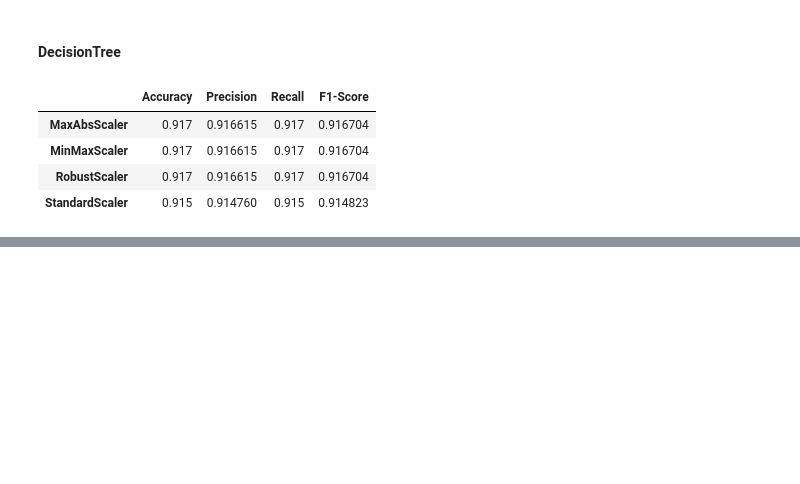
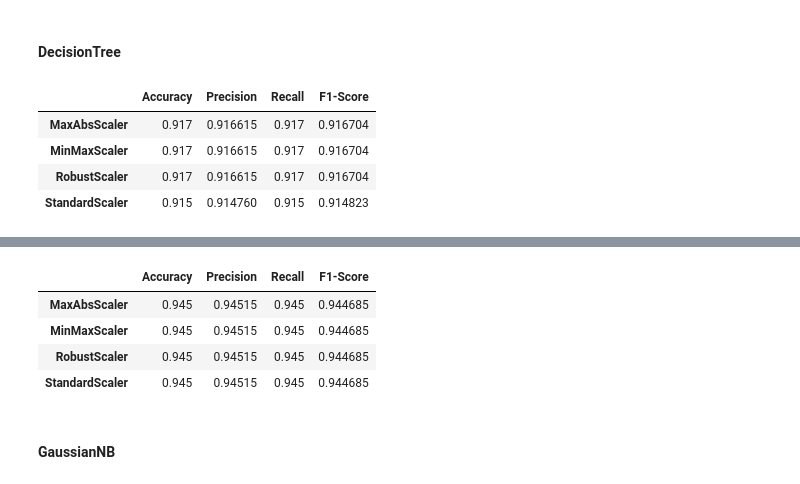
Before and after one commit to CaioViegas/projeto_qualidade_ar, a Jupyter notebook: Notebooks/analise_modelos.ipynb, the cells around one changed output, grey strips where cells are left out. Saved outputs shown, nothing was run; the diff lists cells and outputs as text; code cells hidden in the pictures; blank space fills up the shorter version.

```diff
--- a/Notebooks/analise_modelos.ipynb
+++ b/Notebooks/analise_modelos.ipynb
@@ -92,0 +107,12 @@ apresentar_resultados(decision_tree)
+# %%
+grandient_boosting = GradientBoostingClassifier(random_state=101)
+# %%
+apresentar_resultados(grandient_boosting)
+# %% [output]
+|  | Accuracy | Precision | Recall | F1-Score |
+| MaxAbsScaler | 0.945 | 0.94515 | 0.945 | 0.944685 |
+| MinMaxScaler | 0.945 | 0.94515 | 0.945 | 0.944685 |
+| RobustScaler | 0.945 | 0.94515 | 0.945 | 0.944685 |
+| StandardScaler | 0.945 | 0.94515 | 0.945 | 0.944685 |
+# %% [markdown]
+#### GaussianNB
```
Also changed, not shown: parts of 15 cells of this notebook.
